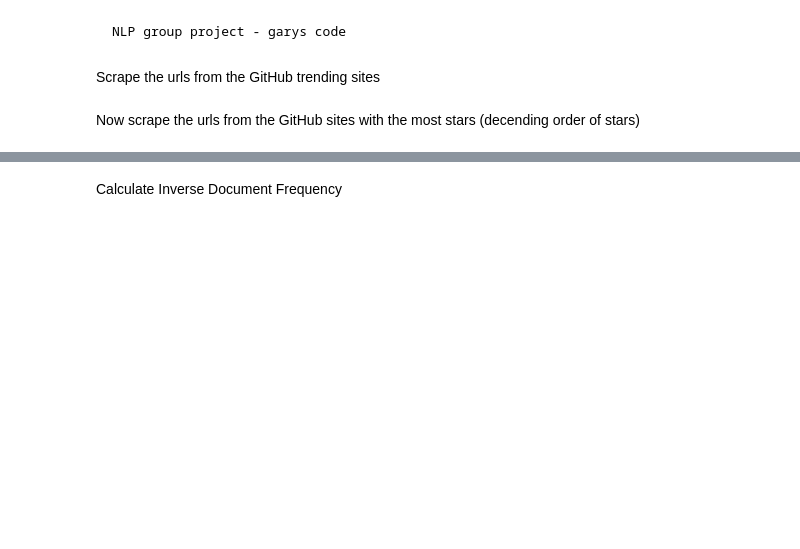
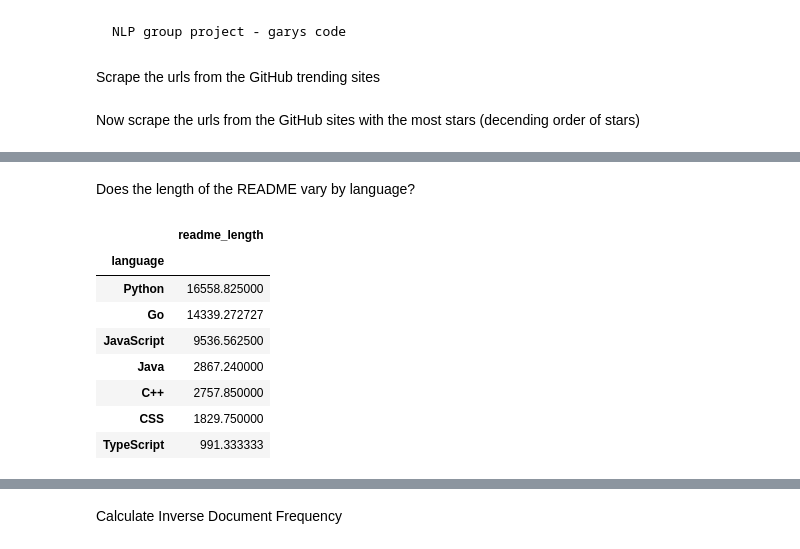
Before and after one commit to nlp-project-steven-gary/nlp_project, a Jupyter notebook: nlp_gary.ipynb, the cells around one changed output, grey strips where cells are left out. Drawn from its saved outputs; the diff is of its cells as text; code cells hidden in the pictures; blank space fills up the shorter version.

```diff
--- a/nlp_gary.ipynb
+++ b/nlp_gary.ipynb
@@ -305,0 +353,15 @@ plt.axis('off')
+# %% [markdown]
+Does the length of the README vary by language?
+# %%
+df['readme_length'] = df.clean.str.len()
+df[['language','readme_length']].groupby('language').mean().sort_values('readme_length', ascending=False)
+# %% [output]
+|  | readme_length |
+| language |  |
+| Python | 16558.825000 |
+| Go | 14339.272727 |
+| JavaScript | 9536.562500 |
+| Java | 2867.240000 |
+| C++ | 2757.850000 |
+| CSS | 1829.750000 |
+| TypeScript | 991.333333 |
```
Also changed, not shown: parts of 13 cells of this notebook.
